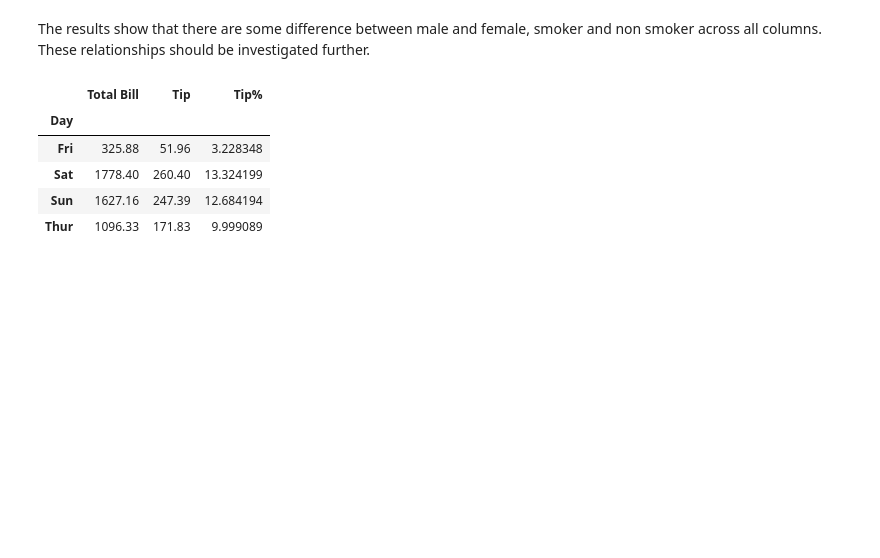
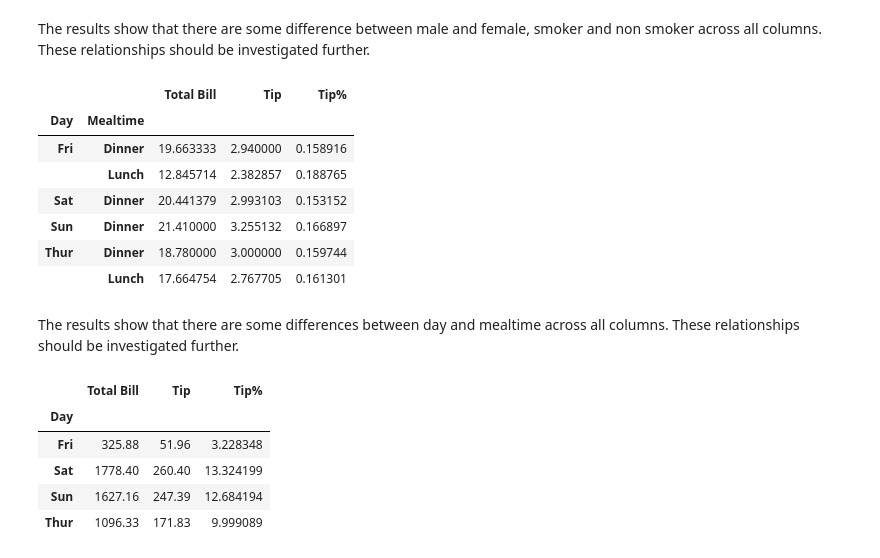
Before and after one commit to pcaulfie/fundamentals-project, a Jupyter notebook: Fundamentals of Data Analysis.ipynb, the cells around one changed output. Cells and saved outputs as stored; diff of their text form; code cells hidden in the pictures; blank space fills up the shorter version.

```diff
--- a/Fundamentals of Data Analysis.ipynb
+++ b/Fundamentals of Data Analysis.ipynb
@@ -490,6 +490,24 @@ means1 # Print result
 |  | Yes | 22.284500 | 3.051167 | 0.152771 |
 # %% [markdown]
 The results show that there are some difference between male and female, smoker and non smoker across all columns. These relationships should be investigated further.
+# %%
+# Investigate if there in much difference in tips by day of week and mealtime
+# Adapted from McKinney 2019
+# use groupby function to group mean by Day and Mealtime for each column Total Bill, Tip, Party Size and Tip %
+means2 = df.groupby(['Day', 'Mealtime']).mean()
+means2.drop('Party Size',inplace=True,axis=1) # party size column is not relevant
+means2 # Print result
+# %% [output]
+|  |  | Total Bill | Tip | Tip% |
+| Day | Mealtime |  |  |  |
+| Fri | Dinner | 19.663333 | 2.940000 | 0.158916 |
+|  | Lunch | 12.845714 | 2.382857 | 0.188765 |
+| Sat | Dinner | 20.441379 | 2.993103 | 0.153152 |
+| Sun | Dinner | 21.410000 | 3.255132 | 0.166897 |
+| Thur | Dinner | 18.780000 | 3.000000 | 0.159744 |
+|  | Lunch | 17.664754 | 2.767705 | 0.161301 |
+# %% [markdown]
+The results show that there are some differences between day and mealtime across all columns. These relationships should be investigated further.
 # %%
 # Investigate which is the best day for tips
 # Adapted from https://devarea.com/python-machine-learning-example-linear-regression/#.XeDYeej7TIV
```
Also changed, not shown: parts of 34 cells of this notebook.
